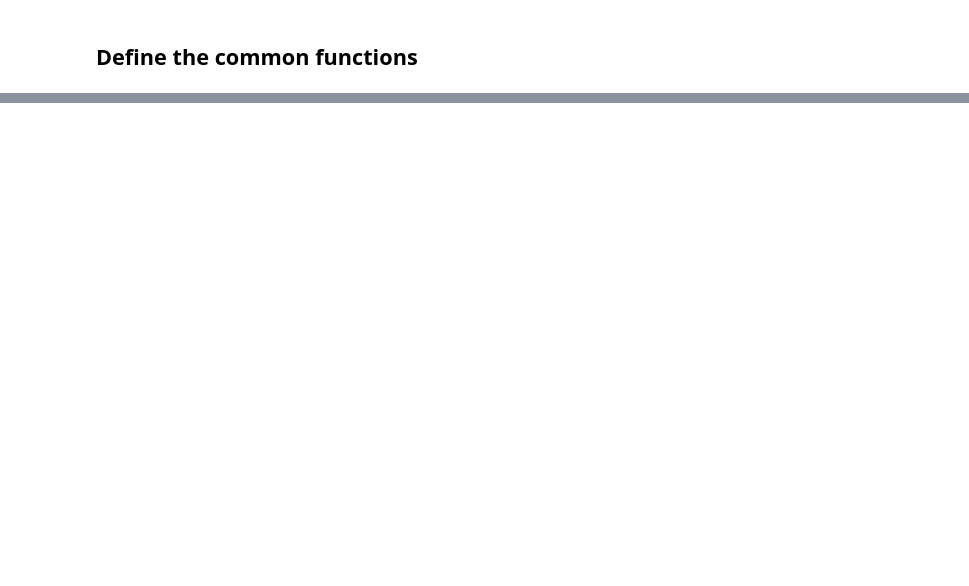
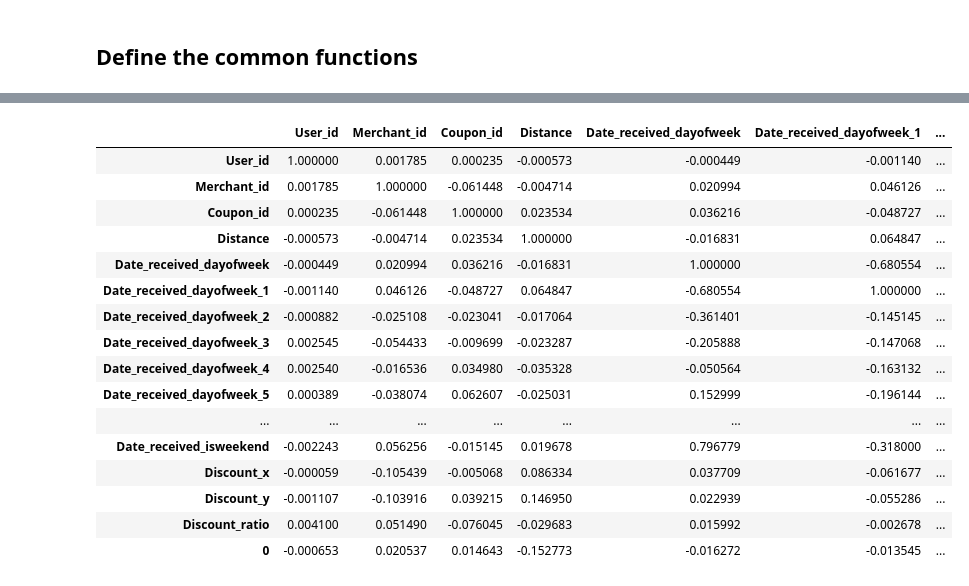
Before and after one commit to flyhead30042/ML100, a Jupyter notebook: homework/Day_051_HW.ipynb, the cells around one changed output, grey strips where cells are left out. Saved outputs shown, nothing was run; the diff lists cells and outputs as text; code cells hidden in the pictures; blank space fills up the shorter version.

```diff
--- a/homework/Day_051_HW.ipynb
+++ b/homework/Day_051_HW.ipynb
@@ -334,0 +276,10 @@ submit.to_csv(os.path.join(data_dir, "submit.csv"), header=True, index=False)
+# %%
+def label_transaction(x):
+    if pd.isna(x['Date']) or (x['Date']-x['Date_received'] > pd.Timedelta(15, 'D')):
+        return 0
+    elif x['Date'] - x['Date_received'] <= pd.Timedelta(15, 'D'):
+        return 1
+    else:
+        return -1
+
+train_labels = train.loc[:,["Date","Date_received"]].apply(label_transaction, axis =1)
@@ -334,0 +290,22 @@ submit.to_csv(os.path.join(data_dir, "submit.csv"), header=True, index=False)
+# %%
+df = pd.concat([train, train_labels], axis=1)
+corr_df = df.corr()
+corr_df
+# %% [output]
+|  | User_id | Merchant_id | Coupon_id | Distance | Date_received_dayofweek | Date_received_dayofweek_1 | ... |
+| User_id | 1.000000 | 0.001785 | 0.000235 | -0.000573 | -0.000449 | -0.001140 | ... |
+| Merchant_id | 0.001785 | 1.000000 | -0.061448 | -0.004714 | 0.020994 | 0.046126 | ... |
+| Coupon_id | 0.000235 | -0.061448 | 1.000000 | 0.023534 | 0.036216 | -0.048727 | ... |
+| Distance | -0.000573 | -0.004714 | 0.023534 | 1.000000 | -0.016831 | 0.064847 | ... |
+| Date_received_dayofweek | -0.000449 | 0.020994 | 0.036216 | -0.016831 | 1.000000 | -0.680554 | ... |
+| Date_received_dayofweek_1 | -0.001140 | 0.046126 | -0.048727 | 0.064847 | -0.680554 | 1.000000 | ... |
+| Date_received_dayofweek_2 | -0.000882 | -0.025108 | -0.023041 | -0.017064 | -0.361401 | -0.145145 | ... |
+| Date_received_dayofweek_3 | 0.002545 | -0.054433 | -0.009699 | -0.023287 | -0.205888 | -0.147068 | ... |
+| Date_received_dayofweek_4 | 0.002540 | -0.016536 | 0.034980 | -0.035328 | -0.050564 | -0.163132 | ... |
+| Date_received_dayofweek_5 | 0.000389 | -0.038074 | 0.062607 | -0.025031 | 0.152999 | -0.196144 | ... |
+| ... | ... | ... | ... | ... | ... | ... | ... |
+| Date_received_isweekend | -0.002243 | 0.056256 | -0.015145 | 0.019678 | 0.796779 | -0.318000 | ... |
+| Discount_x | -0.000059 | -0.105439 | -0.005068 | 0.086334 | 0.037709 | -0.061677 | ... |
+| Discount_y | -0.001107 | -0.103916 | 0.039215 | 0.146950 | 0.022939 | -0.055286 | ... |
+| Discount_ratio | 0.004100 | 0.051490 | -0.076045 | -0.029683 | 0.015992 | -0.002678 | ... |
+| 0 | -0.000653 | 0.020537 | 0.014643 | -0.152773 | -0.016272 | -0.013545 | ... |
```
Also changed, not shown: parts of 78 cells of this notebook.
